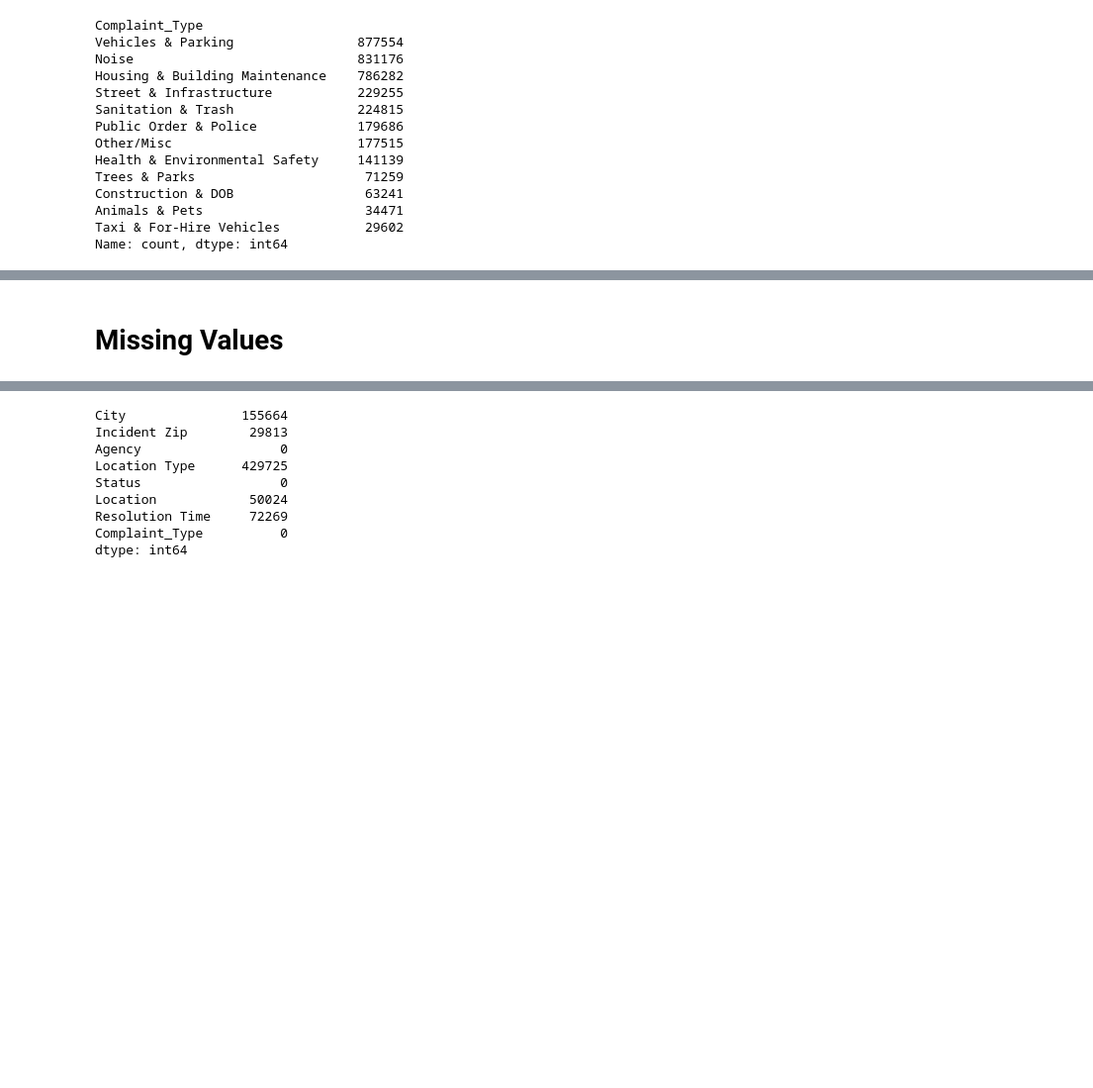
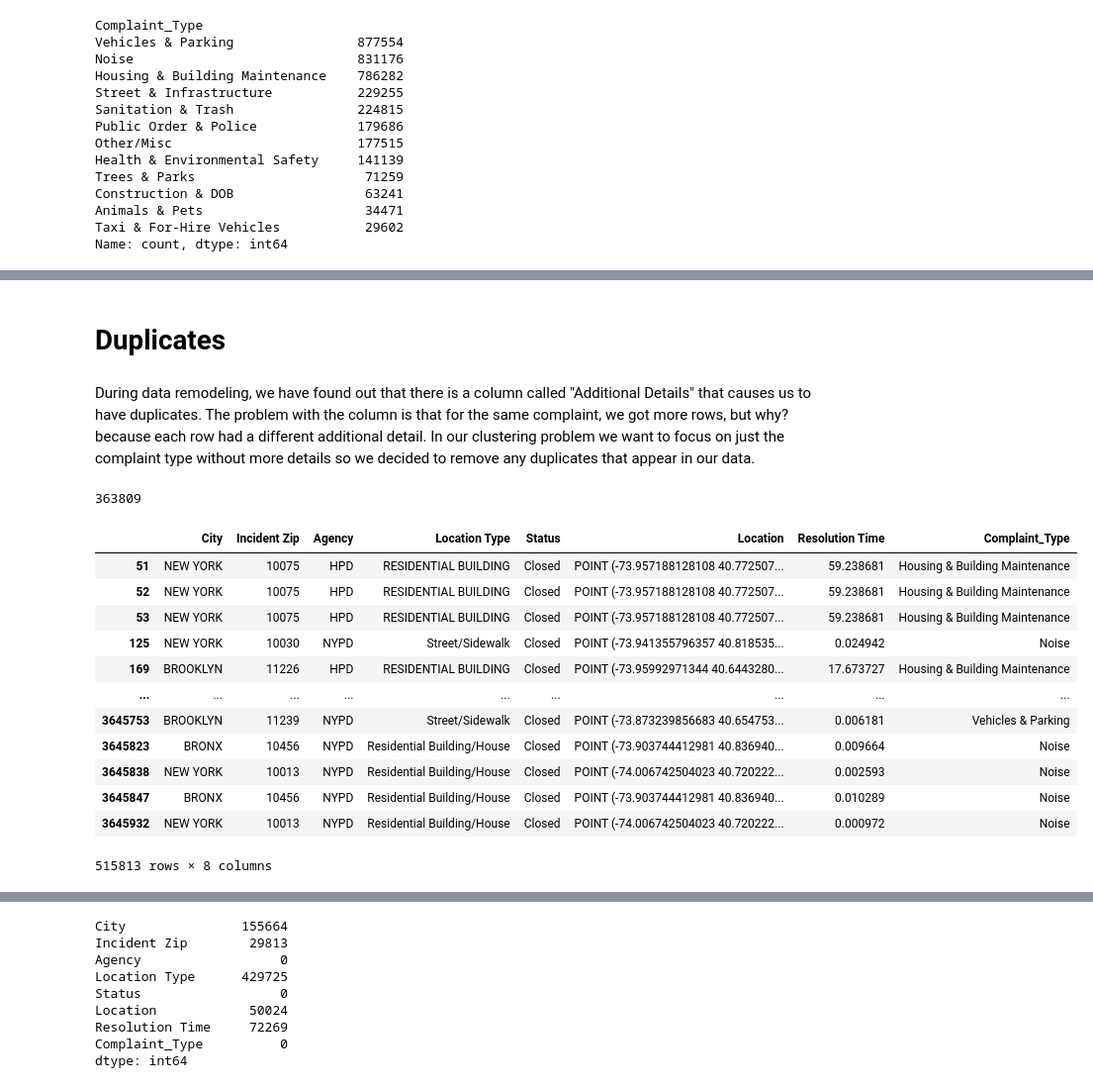
Before and after one commit to OrangeBoop/311-Cluster-Project, a Jupyter notebook: EDA/EDA_Final.ipynb, the cells around one changed output, grey strips where cells are left out. Shown at 99% size. Saved outputs shown, nothing was run; the diff lists cells and outputs as text; code cells hidden in the pictures; blank space fills up the shorter version.

```diff
--- a/EDA/EDA_Final.ipynb
+++ b/EDA/EDA_Final.ipynb
@@ -103,2 +89,26 @@ Total duplicate rows: 515813
-# %% [markdown]
-# Missing Values
+# %% [markdown]
+# Duplicates
+# %% [markdown]
+During data remodeling, we have found out that there is a column called "Additional Details" that causes us to have duplicates. The problem with the column is that for the same complaint, we got more rows, but why?  because each row had a different additional detail. In our clustering problem we want to focus on just the complaint type without more details so we decided to remove any duplicates that appear in our data.
+# %%
+# Amount of duplicates
+print(df.duplicated().sum())
+# %% [output]
+363809
+# %%
+# The duplicate rows
+df[df.duplicated(keep=False)]
+# %% [output]
+|  | City | Incident Zip | Agency | Location Type | Status | Location | Resolution Time | Complaint_Type |
+| 51 | NEW YORK | 10075 | HPD | RESIDENTIAL BUILDING | Closed | POINT (-73.957188128108 40.772507... | 59.238681 | Housing & Building Maintenance |
+| 52 | NEW YORK | 10075 | HPD | RESIDENTIAL BUILDING | Closed | POINT (-73.957188128108 40.772507... | 59.238681 | Housing & Building Maintenance |
+| 53 | NEW YORK | 10075 | HPD | RESIDENTIAL BUILDING | Closed | POINT (-73.957188128108 40.772507... | 59.238681 | Housing & Building Maintenance |
+| 125 | NEW YORK | 10030 | NYPD | Street/Sidewalk | Closed | POINT (-73.941355796357 40.818535... | 0.024942 | Noise |
+| 169 | BROOKLYN | 11226 | HPD | RESIDENTIAL BUILDING | Closed | POINT (-73.95992971344 40.6443280... | 17.673727 | Housing & Building Maintenance |
+| ... | ... | ... | ... | ... | ... | ... | ... | ... |
+| 3645753 | BROOKLYN | 11239 | NYPD | Street/Sidewalk | Closed | POINT (-73.873239856683 40.654753... | 0.006181 | Vehicles & Parking |
+| 3645823 | BRONX | 10456 | NYPD | Residential Building/House | Closed | POINT (-73.903744412981 40.836940... | 0.009664 | Noise |
+| 3645838 | NEW YORK | 10013 | NYPD | Residential Building/House | Closed | POINT (-74.006742504023 40.720222... | 0.002593 | Noise |
+| 3645847 | BRONX | 10456 | NYPD | Residential Building/House | Closed | POINT (-73.903744412981 40.836940... | 0.010289 | Noise |
+| 3645932 | NEW YORK | 10013 | NYPD | Residential Building/House | Closed | POINT (-74.006742504023 40.720222... | 0.000972 | Noise |
+515813 rows × 8 columns
```
Also changed, not shown: parts of 16 cells of this notebook, 1 other file.
